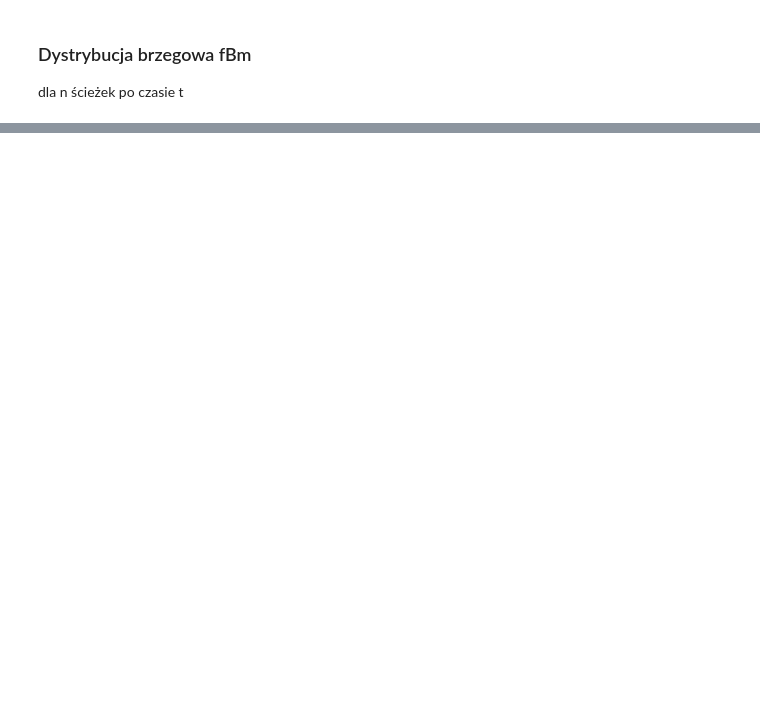
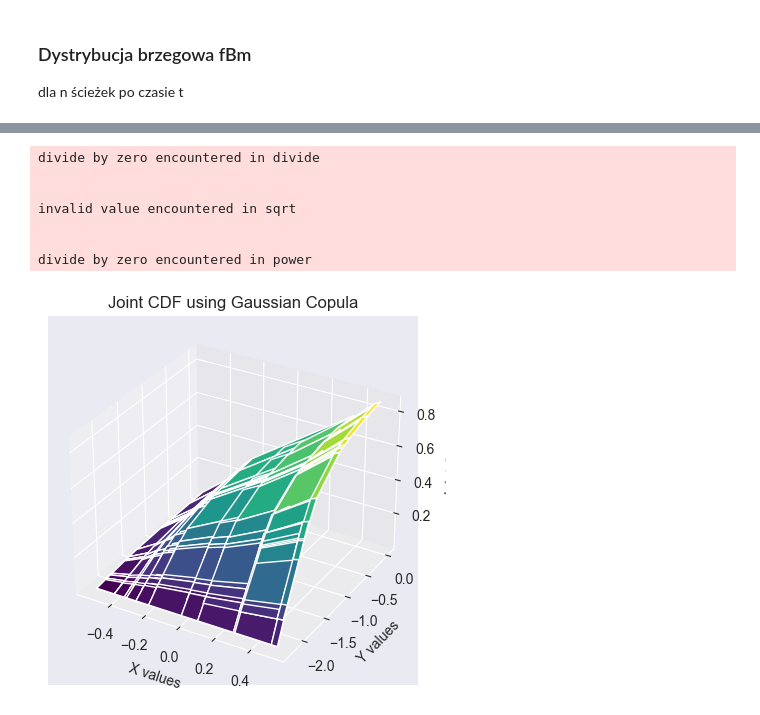
Before and after one commit to D3BINSKI/fraktale-projekt-2, a Jupyter notebook: dystrybucja_normalna_fBm.ipynb, the cells around one changed output, grey strips where cells are left out. Cells and saved outputs as stored; diff of their text form; code cells hidden in the pictures; blank space fills up the shorter version.

```diff
--- a/dystrybucja_normalna_fBm.ipynb
+++ b/dystrybucja_normalna_fBm.ipynb
@@ -134,0 +142,44 @@ Corrlation between fbms: 0.0210
+# %%
+import numpy as np
+import matplotlib.pyplot as plt
+from mpl_toolkits.mplot3d import Axes3D
+from scipy.stats import norm
+from copulas.multivariate import GaussianMultivariate
+
+# Create a grid of points
+x = np.linspace(0, 1, 100)
+y = np.linspace(0, 1, 100)
+X, Y = np.meshgrid(fbm_path1, fbm_path2)
+
+# Convert points to their CDF values using the normal distribution
+u = norm.cdf(X)
+v = norm.cdf(Y)
+
+# Combine the CDF values using a Gaussian copula
+copula = GaussianMultivariate()
+copula.fit(np.column_stack([u.flatten(), v.flatten()]))
+cdf_values = copula.cdf(np.column_stack([u.flatten(), v.flatten()]))
+
+# Reshape for plotting
+Z = cdf_values.reshape(20, 20)
+
+# Plot
+fig = plt.figure()
+ax = fig.add_subplot(111, projection='3d')
+ax.plot_surface(X, Y, Z, cmap='viridis')
+
+ax.set_xlabel('X values')
+ax.set_ylabel('Y values')
+ax.set_zlabel('Joint CDF')
+ax.set_title('Joint CDF using Gaussian Copula')
+
+plt.show()
+# %% [output]
+divide by zero encountered in divide
+
+
+invalid value encountered in sqrt
+
+
+divide by zero encountered in power
+[figure, added]
```
Also changed, not shown: parts of 8 cells of this notebook, 2 other files.
